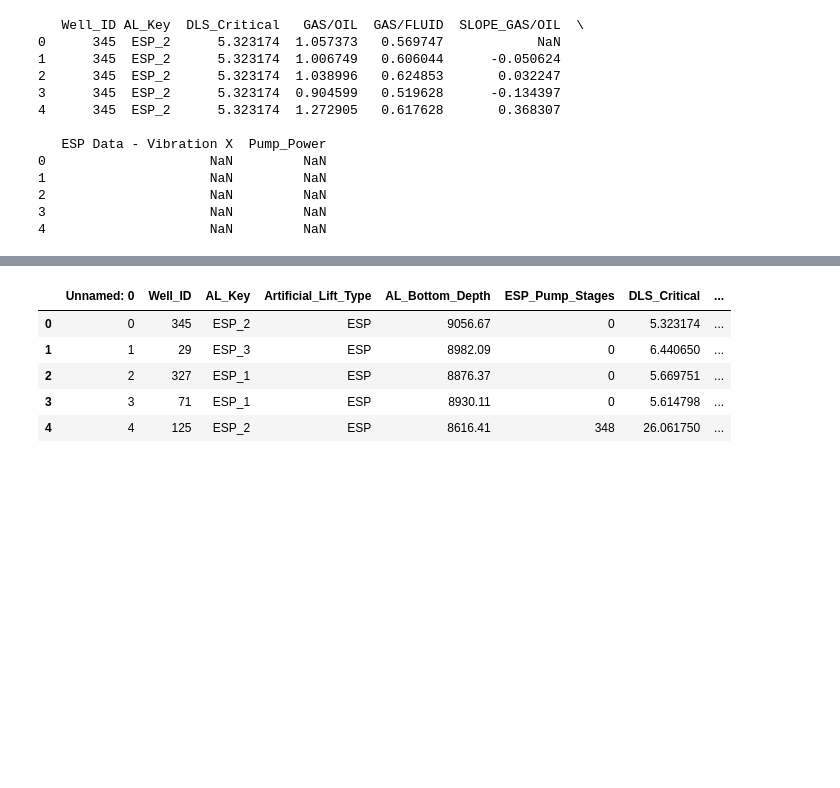
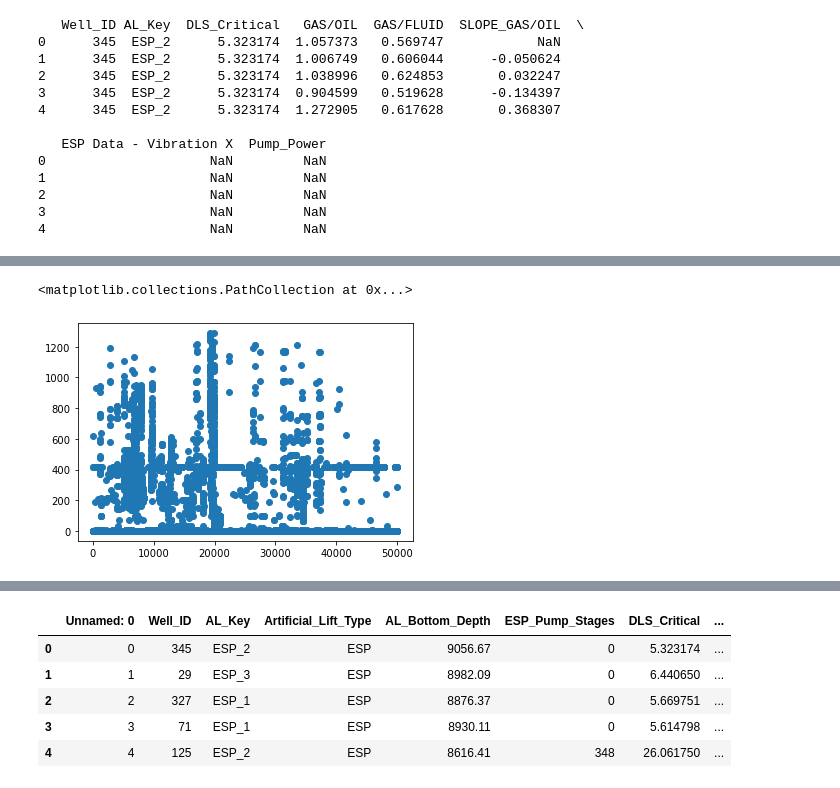
Before and after one commit to BenStormer/Hackalopes-Cleaned, a Jupyter notebook: data_viz.ipynb, the cells around one changed output, grey strips where cells are left out. Cells and saved outputs as stored; diff of their text form; code cells hidden in the pictures; blank space fills up the shorter version.

```diff
--- a/data_viz.ipynb
+++ b/data_viz.ipynb
@@ -205,0 +259,9 @@ Text(0.5, 1.0, 'Completeness of New Dataset')
+# %%
+df_knn = min_viable2.copy(deep=True)                            # make a deep copy of the DataFrame
+df_knn.drop(columns=["Well_ID", "AL_Key"], inplace=True)
+count = np.isinf(df_knn).values.sum()
+print("It contains " + str(count) + " infinite values")
+df_knn.replace([np.inf, -np.inf], np.nan, inplace=True)
+count = np.isinf(df_knn).values.sum()
+print("It contains " + str(count) + " infinite values")
+print(df_knn.head())
@@ -205,0 +293,4 @@ Text(0.5, 1.0, 'Completeness of New Dataset')
+# %%
+knn_imputer = KNNImputer(n_neighbors=2, weights="uniform")
+df_knn.iloc[:,:] = knn_imputer.fit_transform(df_knn)
+print(df_knn.head(20))
@@ -205,0 +350,5 @@ Text(0.5, 1.0, 'Completeness of New Dataset')
+# %%
+plt.scatter(range(len(df_knn)), df_knn["ESP Data - Vibration X"])
+# %% [output]
+<matplotlib.collections.PathCollection at 0x...>
+[figure, added]
```
Also changed, not shown: parts of 11 cells of this notebook.
